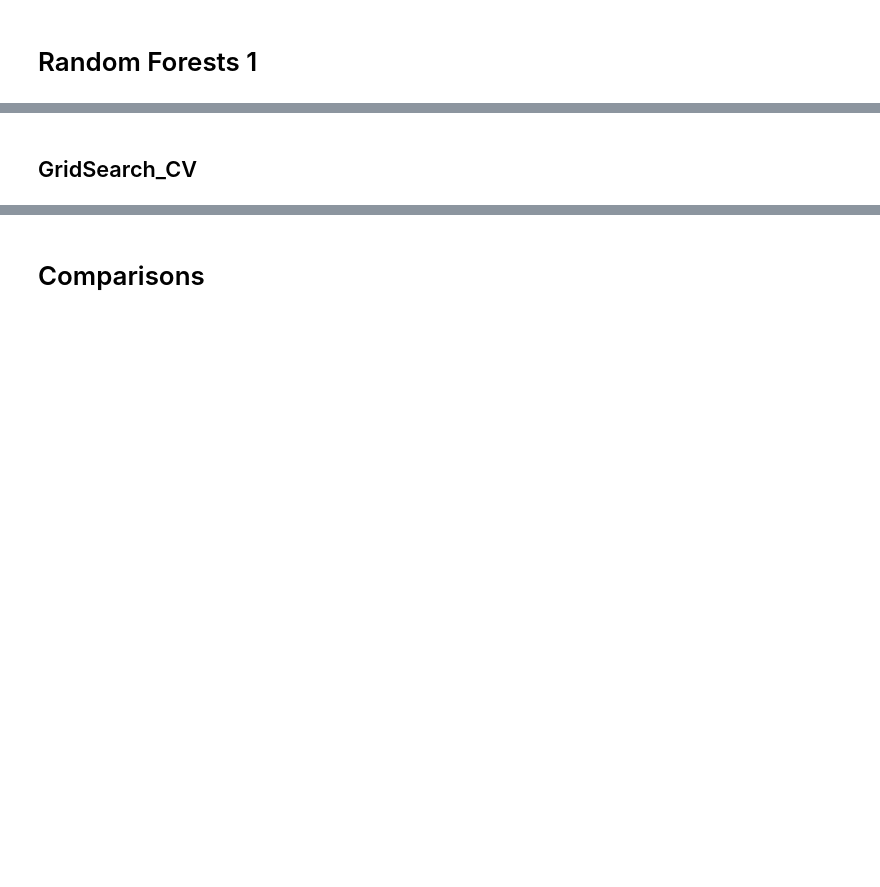
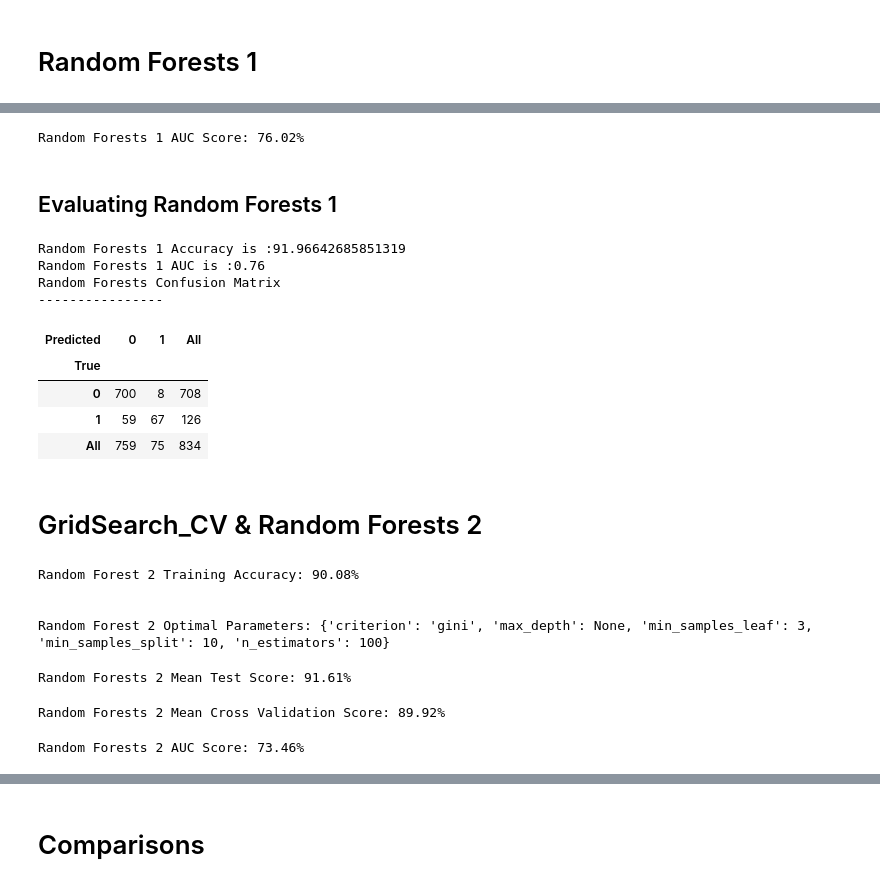
Before and after one commit to jxn628/syriatel-churn-analysis, a Jupyter notebook: student.ipynb, the cells around one changed output, grey strips where cells are left out. Drawn from its saved outputs; the diff is of its cells as text; code cells hidden in the pictures; blank space fills up the shorter version.

```diff
--- a/student.ipynb
+++ b/student.ipynb
@@ -305,9 +372,37 @@ print(f"Mean Cross Validation Score for Random Forest Classifier: {mean_rf1_cv_s
 # %%
 rf1_clf.fit(X_train, y_train)
-y_pred = rf1_clf.predict(X_test)
-false_positive_rate, true_positive_rate, thresholds = roc_curve(y_test, y_pred)
+rf1_y_pred = rf1_clf.predict(X_test)
+false_positive_rate, true_positive_rate, thresholds = roc_curve(y_test,rf1_y_pred)
 rf1_roc_auc = auc(false_positive_rate, true_positive_rate)
 rf1_roc_auc
 print(f"Random Forests 1 AUC Score: {rf1_roc_auc :.2%}")
+# %% [output]
+Random Forests 1 AUC Score: 76.02%
+# %% [markdown]
+## Evaluating Random Forests 1
+# %%
+# Calculate accuracy
+rf1_acc = accuracy_score(y_test,rf1_y_pred) * 100
+print('Random Forests 1 Accuracy is :{0}'.format(rf1_acc))
+
+# Check the AUC for predictions
+false_positive_rate, true_positive_rate, thresholds = roc_curve(y_test, rf1_y_pred)
+rf1_roc_auc = auc(false_positive_rate, true_positive_rate)
+print('Random Forests 1 AUC is :{0}'.format(round(rf1_roc_auc, 2)))
+
+# Create and print a confusion matrix
+print('Random Forests Confusion Matrix')
+print('----------------')
+pd.crosstab(y_test, rf1_y_pred, rownames=['True'], colnames=['Predicted'], margins=True)
+# %% [output]
+Random Forests 1 Accuracy is :91.96642685851319
+Random Forests 1 AUC is :0.76
+Random Forests Confusion Matrix
+----------------
+| Predicted | 0 | 1 | All |
+| True |  |  |  |
+| 0 | 700 | 8 | 708 |
+| 1 | 59 | 67 | 126 |
+| All | 759 | 75 | 834 |
 # %% [markdown]
-## GridSearch_CV
+# GridSearch_CV & Random Forests 2
@@ -320,15 +417,27 @@ rf_param_grid = {
     'min_samples_leaf': [3, 6]
 }
 # %%
-rf1_grid_search = GridSearchCV(rf1_clf, rf_param_grid, cv=3)
-rf1_grid_search.fit(X_train, y_train)
+rf2_grid_search = GridSearchCV(rf2_clf, rf_param_grid, cv=3)
+rf2_grid_search.fit(X_train, y_train)
 
-print(f"Random Forest 1 Training Accuracy: {rf1_grid_search.best_score_ :.2%}")
+print(f"Random Forest 2 Training Accuracy: {rf2_grid_search.best_score_ :.2%}")
 print("")
-print(f"Random Forest 1 Optimal Parameters: {rf1_grid_search.best_params_}")
+# Mean test score
+rf2_gs_testing_score = rf2_grid_search.score(X_test, y_test)
+print("")
+print(f"Random Forest 2 Optimal Parameters: {rf2_grid_search.best_params_}")
+# %% [output]
+Random Forest 2 Training Accuracy: 90.08%
+
+
+Random Forest 2 Optimal Parameters: {'criterion': 'gini', 'max_depth': None, 'min_samples_leaf': 3, 'min_samples_split': 10, 'n_estimators': 100}
+# %%
+print(f"Random Forests 2 Mean Test Score: {rf2_gs_testing_score :.2%}")
+# %% [output]
+Random Forests 2 Mean Test Score: 91.61%
 # %%
 rf2_clf = RandomForestClassifier(criterion= 'entropy',
-                                max_depth= 10,
+                                max_depth= None,
                                 min_samples_leaf= 3,
                                 min_samples_split= 5,
                                 n_estimators= 100)
@@ -336,3 +445,14 @@ rf2_clf = RandomForestClassifier(criterion= 'entropy',
 mean_rf2_cv_score = np.mean(cross_val_score(rf2_clf, X_train, y_train, cv=3))
 
 print(f"Random Forests 2 Mean Cross Validation Score: {mean_rf2_cv_score :.2%}")
+# %% [output]
+Random Forests 2 Mean Cross Validation Score: 89.92%
+# %%
+rf2_clf.fit(X_train, y_train)
+rf2_y_pred = rf2_clf.predict(X_test)
+false_positive_rate, true_positive_rate, thresholds = roc_curve(y_test,rf2_y_pred)
+rf2_roc_auc = auc(false_positive_rate, true_positive_rate)
+rf2_roc_auc
+print(f"Random Forests 2 AUC Score: {rf2_roc_auc :.2%}")
+# %% [output]
+Random Forests 2 AUC Score: 73.46%
```
Also changed, not shown: parts of 37 cells of this notebook.
